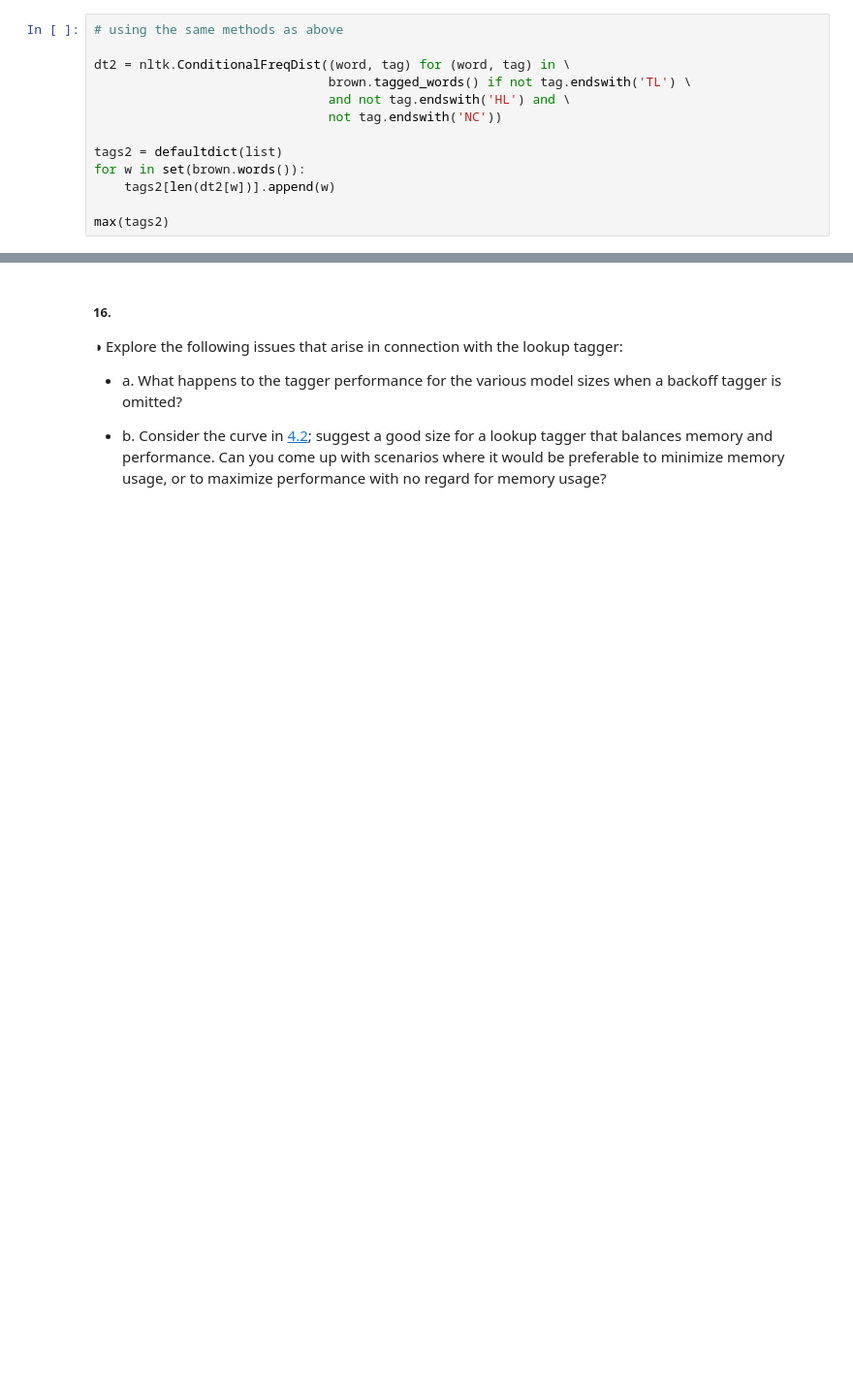
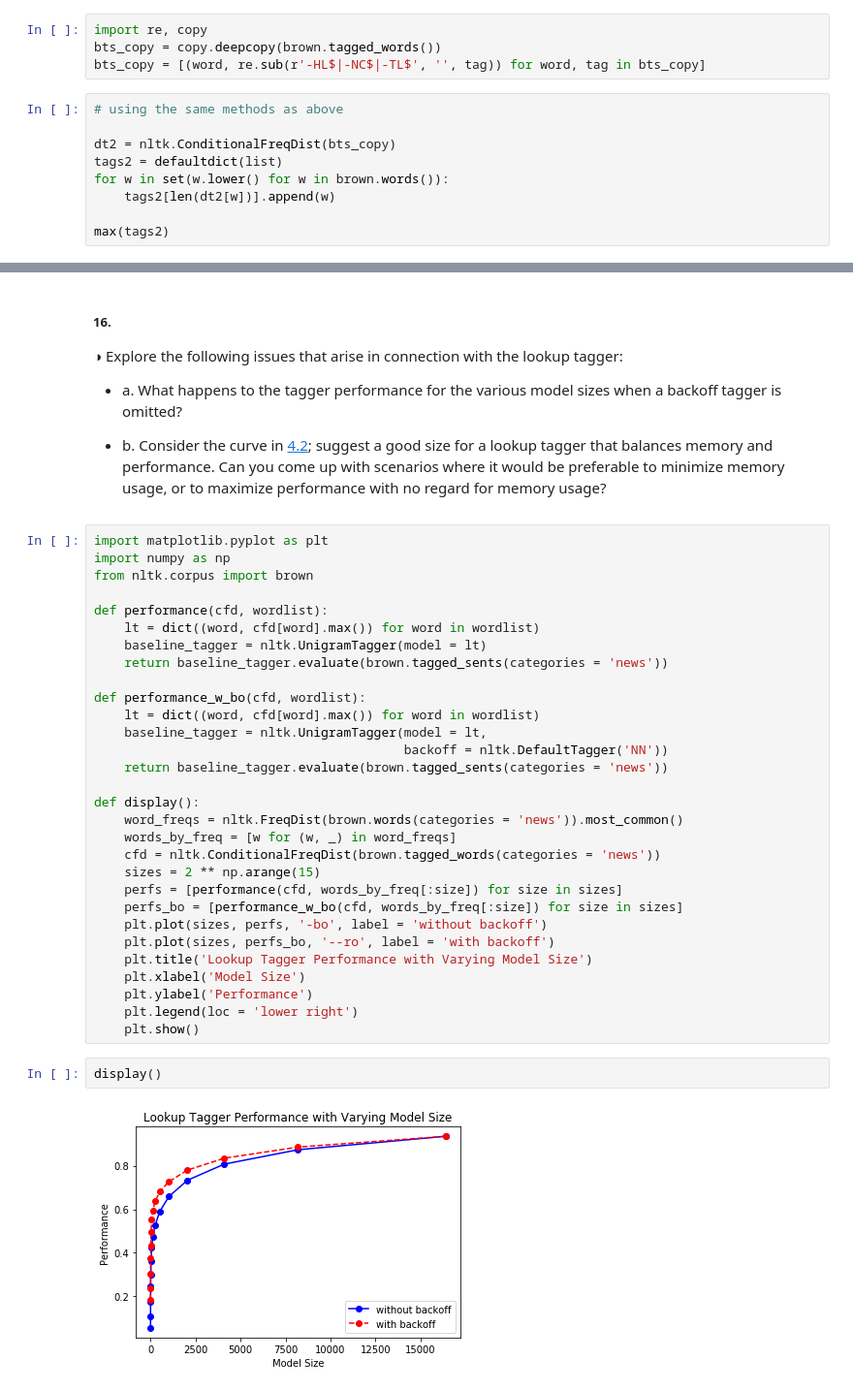
Before and after one commit to STRZGR/Natural-Language-Processing-with-Python-Analyzing-Text-with-the-Natural-Language-Toolkit, a Jupyter notebook: Chapter 05/NLTK Chapter 5 - Exercises.ipynb, the cells around one changed output, grey strips where cells are left out. Shown: that part at 97% size. Drawn from its saved outputs; the diff is of its cells as text; blank space fills up the shorter version.

```diff
--- a/Chapter 05/NLTK Chapter 5 - Exercises.ipynb
+++ b/Chapter 05/NLTK Chapter 5 - Exercises.ipynb
@@ -448,16 +448,16 @@ No matching tags found.
 No matching tags found.
 # %% [markdown]
 *Interestingly, over half of the tags have no description in the documentation. After a little research, I found that -NC designates a cited word; -HL designates a headline; and -TL designates a title.  If we eliminate these tags (since a conjunction in an article and a conjunction in a title are essentially the same thing), which get considerably differenct counts:*
+# %%
+import re, copy
+bts_copy = copy.deepcopy(brown.tagged_words())
+bts_copy = [(word, re.sub(r'-HL$|-NC$|-TL$', '', tag)) for word, tag in bts_copy]
 # %%
 # using the same methods as above
 
-dt2 = nltk.ConditionalFreqDist((word, tag) for (word, tag) in \
-                               brown.tagged_words() if not tag.endswith('TL') \
-                               and not tag.endswith('HL') and \
-                               not tag.endswith('NC'))
-
+dt2 = nltk.ConditionalFreqDist(bts_copy)
 tags2 = defaultdict(list)
-for w in set(brown.words()):
+for w in set(w.lower() for w in brown.words()):
     tags2[len(dt2[w])].append(w)
 
 max(tags2)
@@ -560,3 +560,37 @@ NP$: noun, singular, proper, genitive
 * a. What happens to the tagger performance for the various model sizes when a backoff tagger is omitted?
 
 * b. Consider the curve in [4.2](https://www.nltk.org/book/ch05.html#fig-tag-lookup); suggest a good size for a lookup tagger that balances memory and performance. Can you come up with scenarios where it would be preferable to minimize memory usage, or to maximize performance with no regard for memory usage?
+# %%
+import matplotlib.pyplot as plt
+import numpy as np
+from nltk.corpus import brown
+
+def performance(cfd, wordlist):
+    lt = dict((word, cfd[word].max()) for word in wordlist)
+    baseline_tagger = nltk.UnigramTagger(model = lt)
+    return baseline_tagger.evaluate(brown.tagged_sents(categories = 'news'))
+
+def performance_w_bo(cfd, wordlist):
+    lt = dict((word, cfd[word].max()) for word in wordlist)
+    baseline_tagger = nltk.UnigramTagger(model = lt,
+                                         backoff = nltk.DefaultTagger('NN'))
+    return baseline_tagger.evaluate(brown.tagged_sents(categories = 'news'))
+
+def display():
+    word_freqs = nltk.FreqDist(brown.words(categories = 'news')).most_common()
+    words_by_freq = [w for (w, _) in word_freqs]
+    cfd = nltk.ConditionalFreqDist(brown.tagged_words(categories = 'news'))
+    sizes = 2 ** np.arange(15)
+    perfs = [performance(cfd, words_by_freq[:size]) for size in sizes]
+    perfs_bo = [performance_w_bo(cfd, words_by_freq[:size]) for size in sizes]
+    plt.plot(sizes, perfs, '-bo', label = 'without backoff')
+    plt.plot(sizes, perfs_bo, '--ro', label = 'with backoff')
+    plt.title('Lookup Tagger Performance with Varying Model Size')
+    plt.xlabel('Model Size')
+    plt.ylabel('Performance')
+    plt.legend(loc = 'lower right')
+    plt.show()
+# %%
+display()
+# %% [output]
+[figure, added]
```
Also changed, not shown: parts of 60 cells of this notebook, 1 other file.
